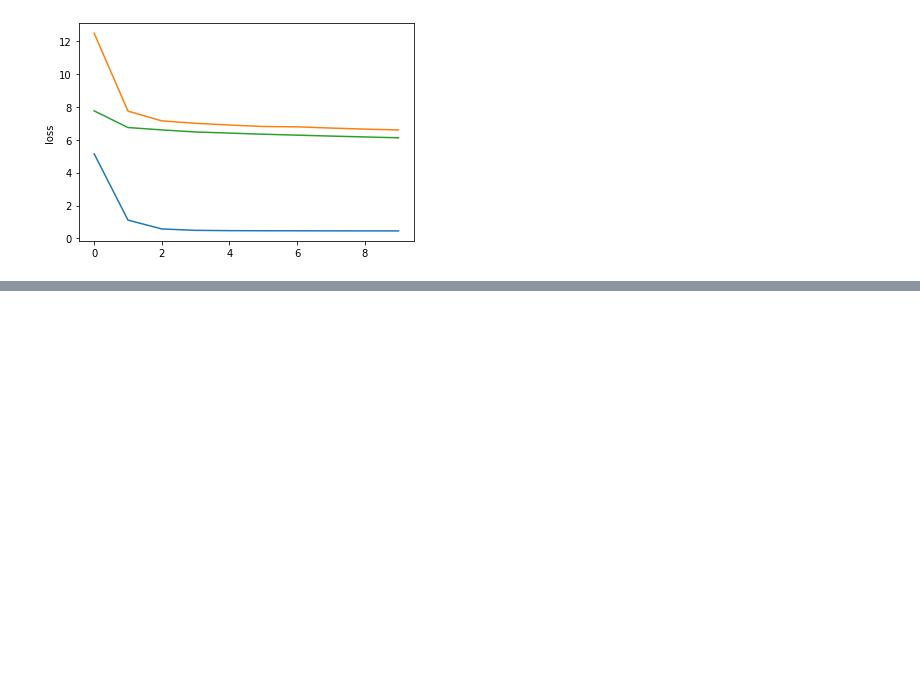
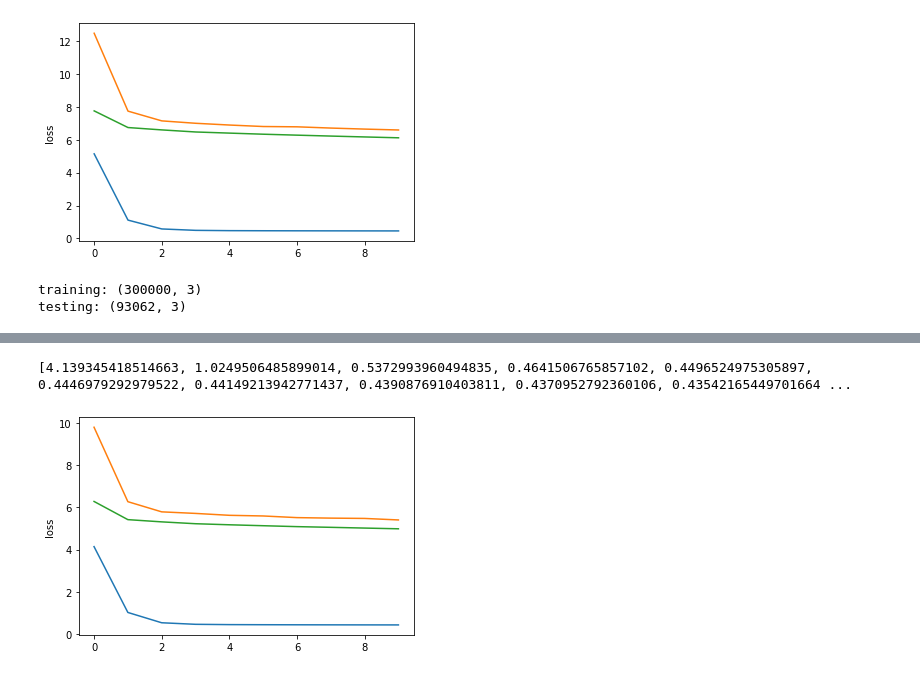
Before and after one commit to LyuCheng95/DM-Amazon-food-reviews, a Jupyter notebook: Model.ipynb, the cells around one changed output, grey strips where cells are left out. Drawn from its saved outputs; the diff is of its cells as text; code cells hidden in the pictures; blank space fills up the shorter version.

```diff
--- a/Model.ipynb
+++ b/Model.ipynb
@@ -186,3 +202,28 @@ plt.show()
 # %% [output]
 [5.14000117350638, 1.1148067295316346, 0.5776694131337967, 0.49268351729029886, 0.47450742625139697, 0.4684502329072774, 0.4648560703891457, 0.4622284601016978, 0.4600659344779705, 0.45816569538668206 ...
 [figure]
+# %%
+# try Ratings_vip_sa.csv
+ratingsdf = pd.read_csv('Ratings_vip_sa.csv')
+ratings = ratingsdf.to_numpy()
+shuffled_order = np.arange(len(ratings))
+np.random.shuffle(shuffled_order)
+ratings        = ratings[shuffled_order]
+# cross validation
+train_ratings  = ratings[0:300000, :]
+test_ratings   = ratings[300000:, :]
+print('training:', train_ratings.shape)
+print('testing:', test_ratings.shape)
+pmf = PMF(n_feature=100, epsilon=0.1, lam=0.1, n_epoches=10, n_batches=1000)
+pmf.fit(train_ratings, test_ratings)
+import matplotlib.pyplot as plt
+print(pmf.train_loss, pmf.test_loss, pmf.test_mse)
+plt.plot(pmf.train_loss)
+plt.plot(pmf.test_loss)
+plt.plot(pmf.test_mse)
+
+plt.ylabel('loss')
+plt.show()
+# %% [output]
+training: (300000, 3)
+testing: (93062, 3)
@@ -188,0 +247,2 @@ plt.show()
+[4.139345418514663, 1.0249506485899014, 0.5372993960494835, 0.4641506765857102, 0.4496524975305897, 0.4446979292979522, 0.44149213942771437, 0.4390876910403811, 0.4370952792360106, 0.43542165449701664 ...
+[figure, added]
```
Also changed, not shown: parts of 2 cells of this notebook, 3 other files.
